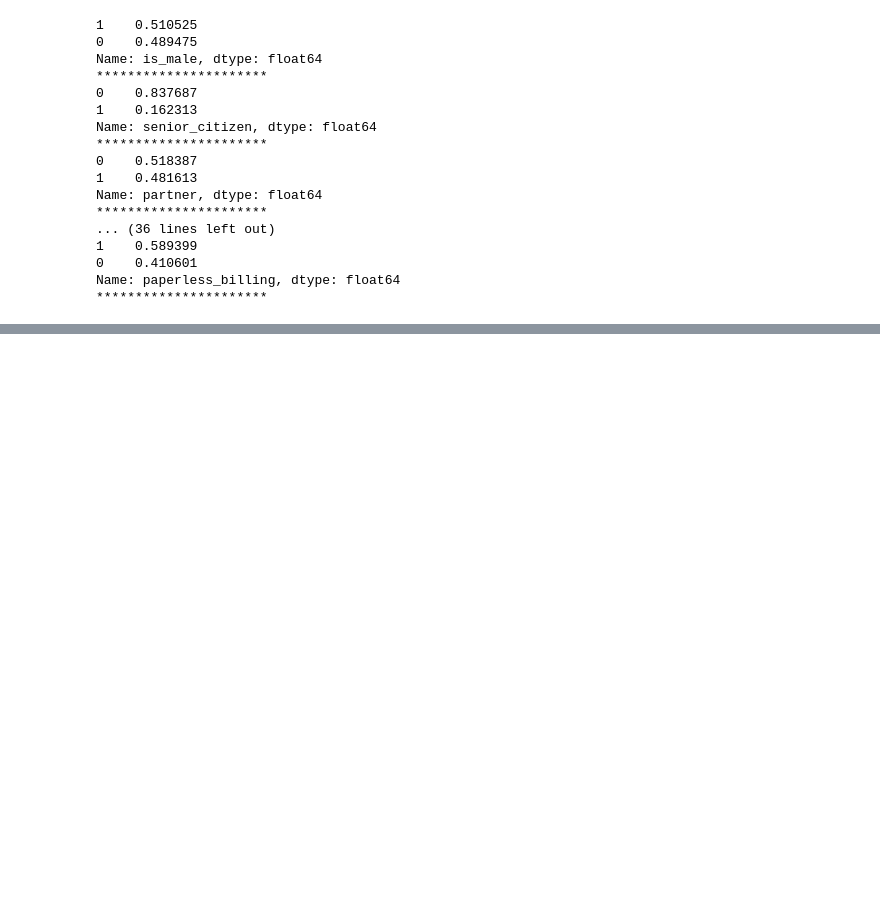
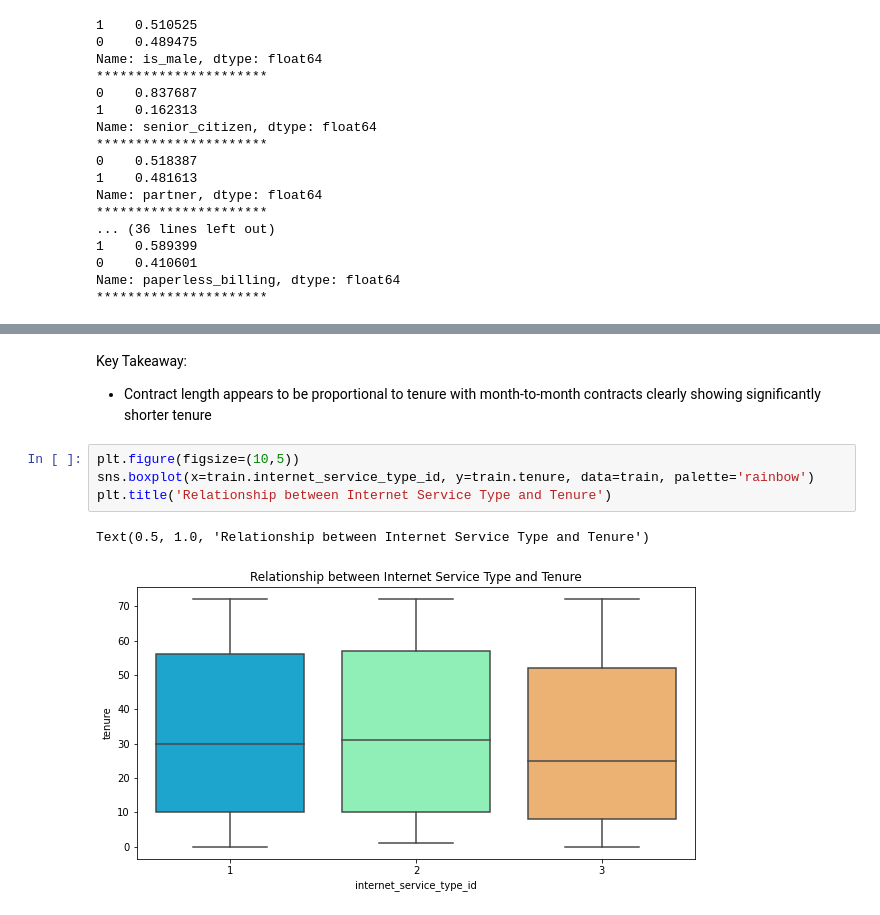
Before and after one commit to albertopuentes/Classification-Project---To-Churn-or-Not-To-Churn, a Jupyter notebook: classification_project.ipynb, the cells around one changed output, grey strips where cells are left out. Cells and saved outputs as stored; diff of their text form; blank space fills up the shorter version.

```diff
--- a/classification_project.ipynb
+++ b/classification_project.ipynb
@@ -558,0 +596,11 @@ for i, col in enumerate(train.columns[:-1]):
+# %% [markdown]
+Key Takeaway:
+
+* Contract length appears to be proportional to tenure with month-to-month contracts clearly showing significantly shorter tenure
+# %%
+plt.figure(figsize=(10,5))
+sns.boxplot(x=train.internet_service_type_id, y=train.tenure, data=train, palette='rainbow')
+plt.title('Relationship between Internet Service Type and Tenure')
+# %% [output]
+Text(0.5, 1.0, 'Relationship between Internet Service Type and Tenure')
+[figure, added]
```
Also changed, not shown: parts of 28 cells of this notebook.
